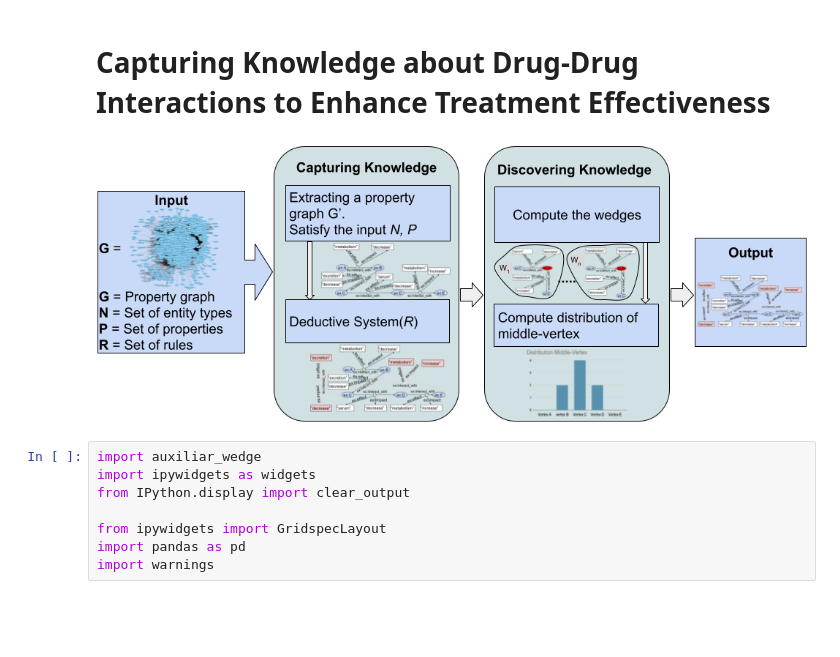
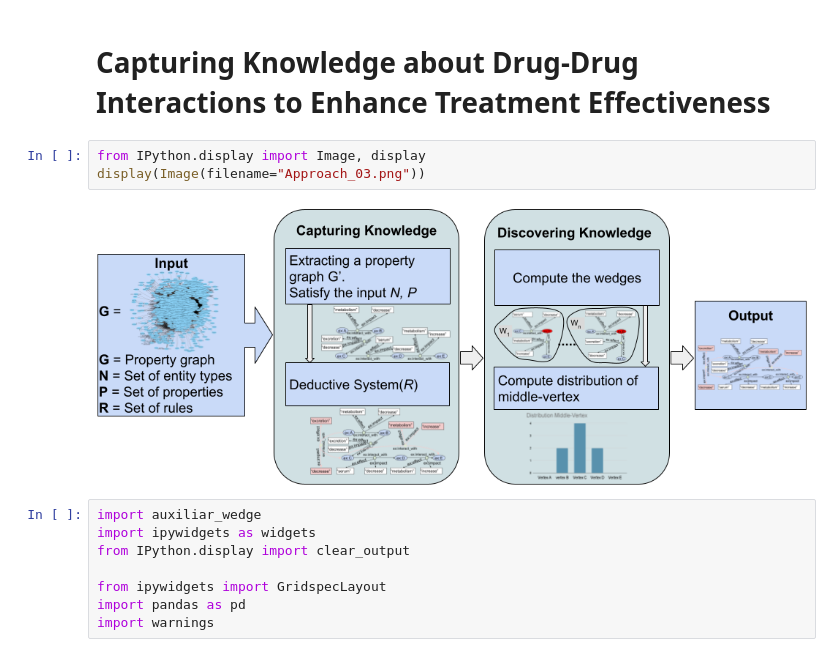
Before and after one commit to SDM-TIB/DEMO_Wedge_ToxRate, a Jupyter notebook: computation_drug_wedge.ipynb, the cells around one changed output. Saved outputs shown, nothing was run; the diff lists cells and outputs as text; blank space fills up the shorter version.

```diff
--- a/computation_drug_wedge.ipynb
+++ b/computation_drug_wedge.ipynb
@@ -1,7 +1,10 @@
 # %% [markdown]
 # Capturing Knowledge about Drug-Drug Interactions to Enhance Treatment Effectiveness
-# %% [markdown]
-![Approach_03.png](attachment:Approach_03.png)
+# %%
+from IPython.display import Image, display
+display(Image(filename="Approach_03.png"))
+# %% [output]
+[figure, added]
 # %%
 import auxiliar_wedge
 import ipywidgets as widgets
```
Also changed, not shown: parts of 7 cells of this notebook.
